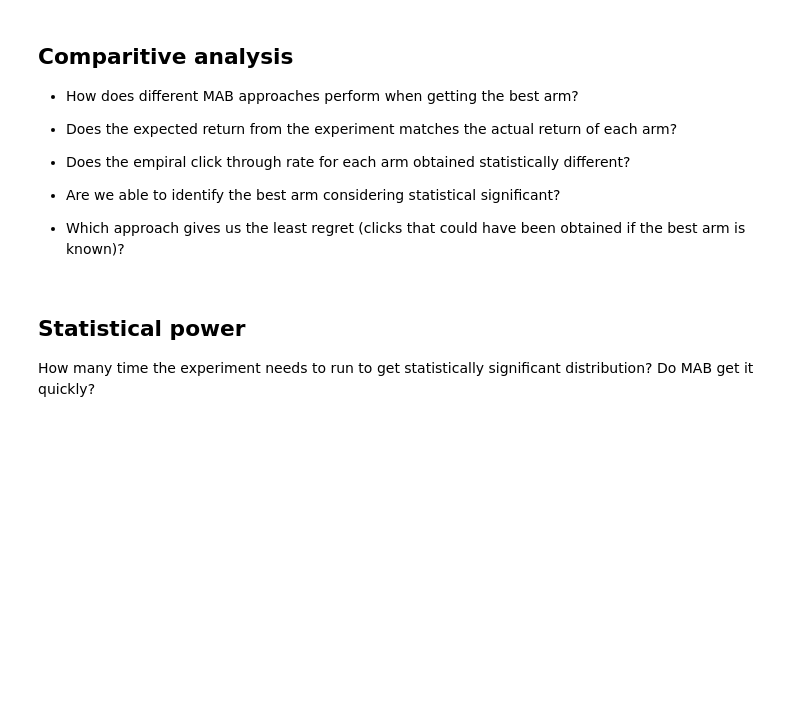
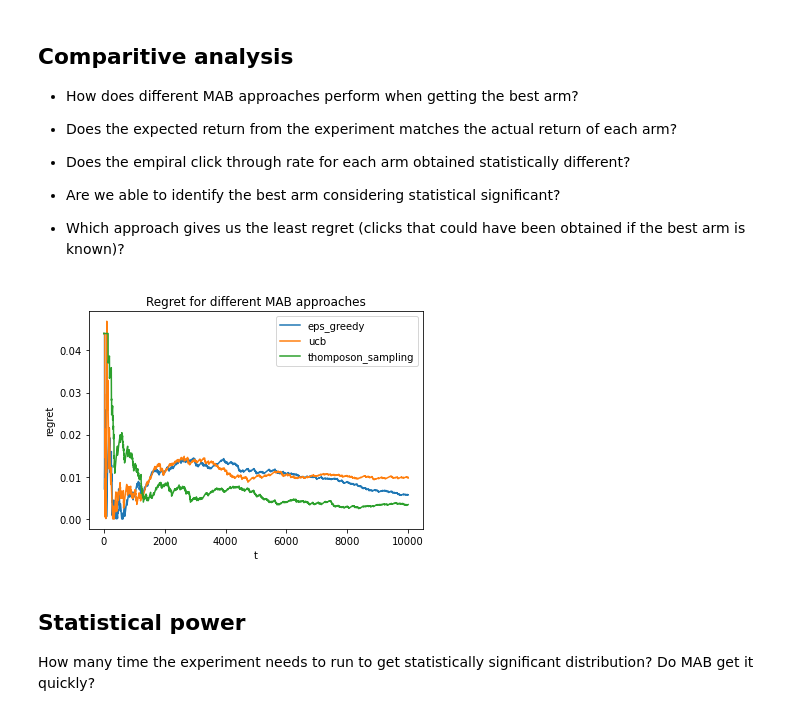
Before and after one commit to vicgpt/Reinforcement-Learning, a Jupyter notebook: online_experiments/controlled-online-experiment.ipynb, the cells around one changed output. Cells and saved outputs as stored; diff of their text form; code cells hidden in the pictures; blank space fills up the shorter version.

Commit message:
regret plots

```diff
--- a/online_experiments/controlled-online-experiment.ipynb
+++ b/online_experiments/controlled-online-experiment.ipynb
@@ -228,6 +227,17 @@ ts.plot_arms_distribution()
 # Define function for regret, takes arms reward_list and actual arm instance (in terms of click lost)
 # Define function for statistical significance, if the best arm is best arm significantly
 # Back track the number of trials needed by each approach to find statistically significant best arm
+# %%
+# regret plots
+mab_list = {
+    'eps_greedy': eps_greedy,
+    'ucb': ucb,
+    'thomposon_sampling': ts
+}
+
+plot_regret(arms_list, mab_list)
+# %% [output]
+[figure, added]
 # %% [markdown]
 ## Statistical power
 How many time the experiment needs to run to get statistically significant distribution?
```
Also changed, not shown: parts of 14 cells of this notebook, 2 other files.
